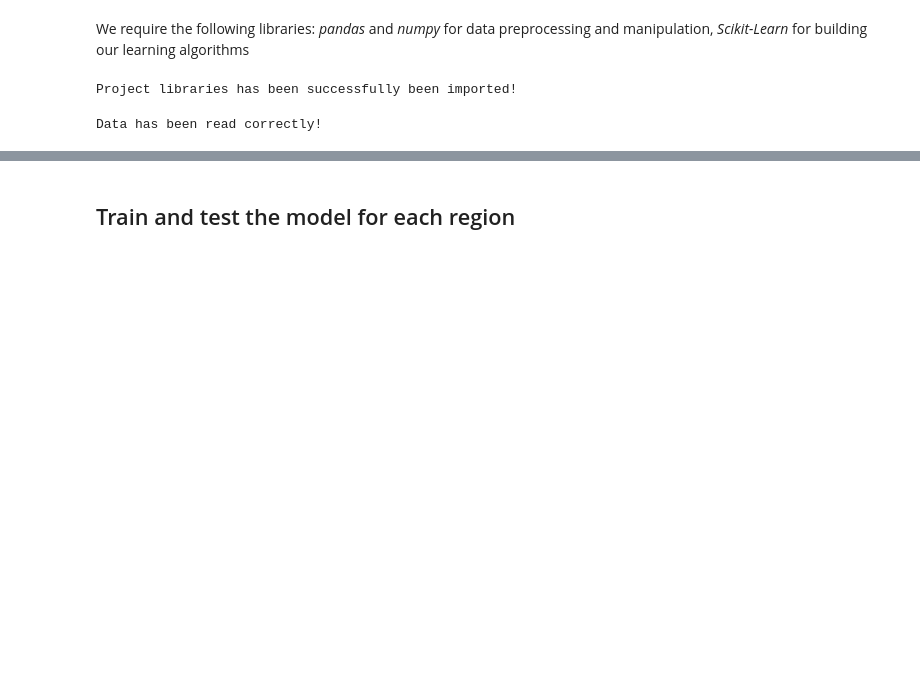
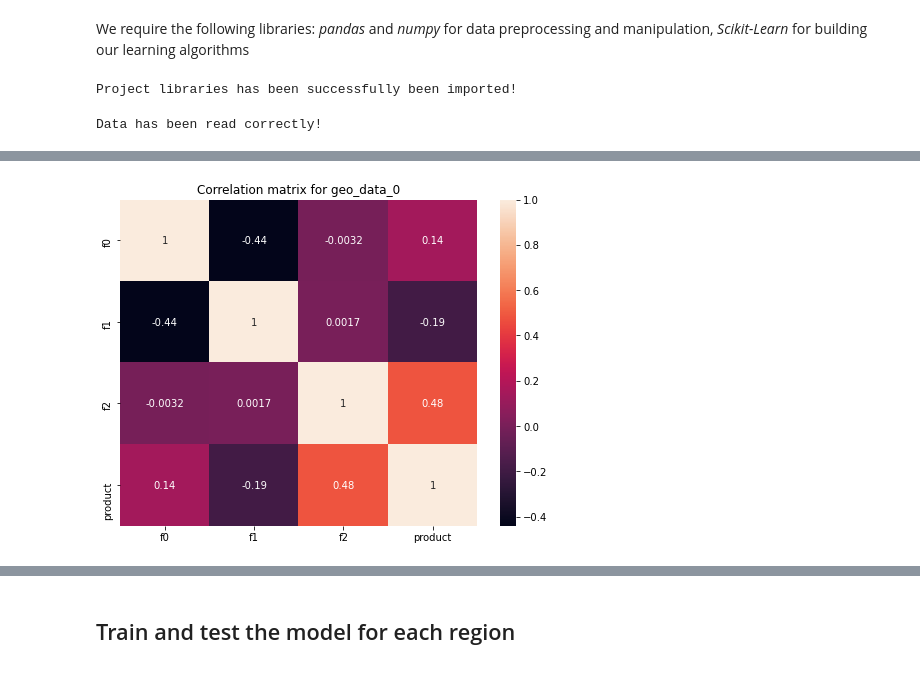
Before and after one commit to chuksoo/reservoir_optimizationML, a Jupyter notebook: oil_reserves_predictML.ipynb, the cells around one changed output, grey strips where cells are left out. Drawn from its saved outputs; the diff is of its cells as text; code cells hidden in the pictures; blank space fills up the shorter version.

```diff
--- a/oil_reserves_predictML.ipynb
+++ b/oil_reserves_predictML.ipynb
@@ -230,0 +253,5 @@ From the general information about the dataset, we can see that the data does no
+# %%
+# correlation matrix
+corr_matrix(geo_data_0, 'geo_data_0')
+# %% [output]
+[figure, added]
```
Also changed, not shown: parts of 35 cells of this notebook.
